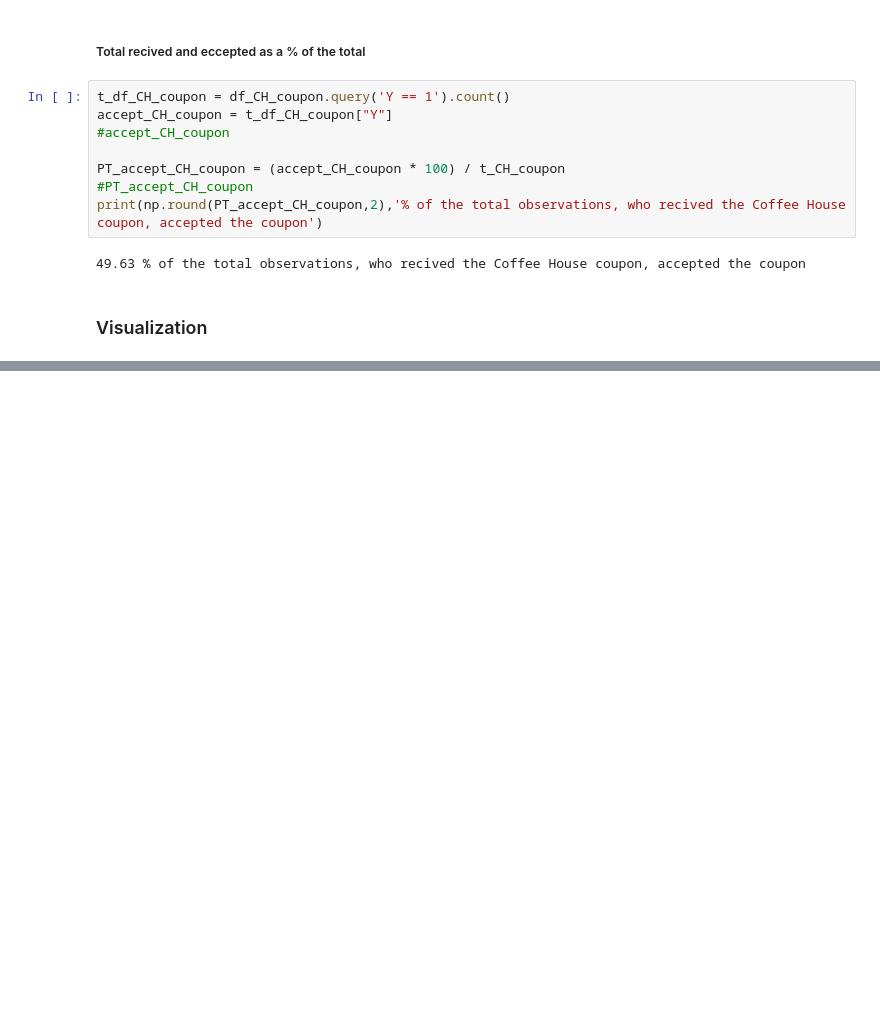
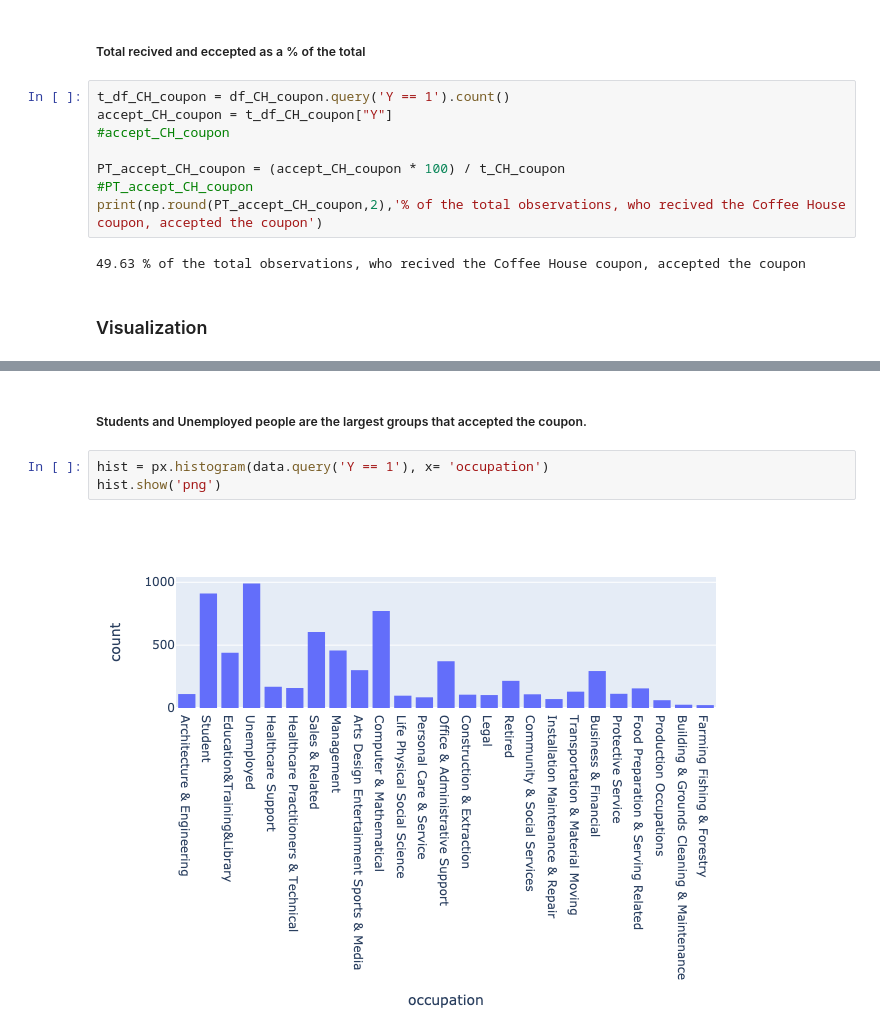
Before and after one commit to hagayzamir/BH-PCMLAI-Module_5, a Jupyter notebook: assignment_5_1_starter/prompt-Copy1.ipynb, the cells around one changed output, grey strips where cells are left out. Saved outputs shown, nothing was run; the diff lists cells and outputs as text; blank space fills up the shorter version.

```diff
--- a/assignment_5_1_starter/prompt-Copy1.ipynb
+++ b/assignment_5_1_starter/prompt-Copy1.ipynb
@@ -473,0 +495,7 @@ print(np.round(PT_accept_CH_coupon,2),'% of the total observations, who recived
+# %% [markdown]
+##### Students and Unemployed people are the largest groups that accepted the coupon.
+# %%
+hist = px.histogram(data.query('Y == 1'), x= 'occupation')
+hist.show('png')
+# %% [output]
+[figure, added]
```
Also changed, not shown: parts of 6 cells of this notebook.
